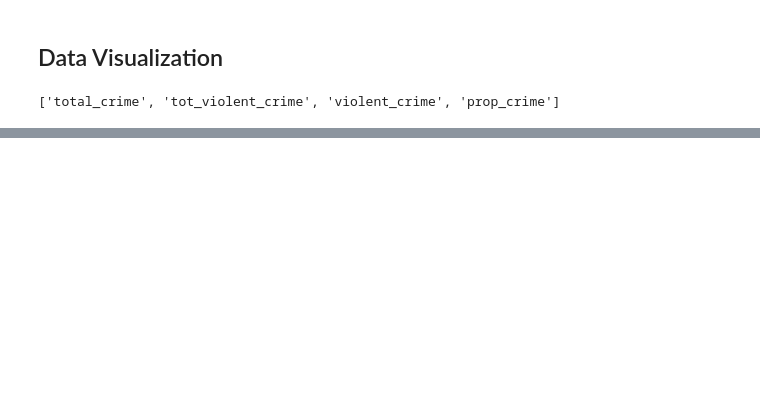
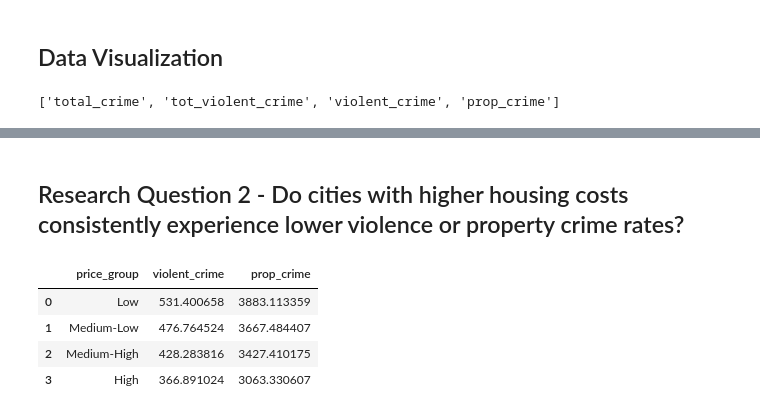
Before and after one commit to QuinnCroc/IS-477, a Jupyter notebook: combine_datasets.ipynb, the cells around one changed output, grey strips where cells are left out. Cells and saved outputs as stored; diff of their text form; code cells hidden in the pictures; blank space fills up the shorter version.

```diff
--- a/combine_datasets.ipynb
+++ b/combine_datasets.ipynb
@@ -122,0 +181,21 @@ Name: MEDIAN_SALE_PRICE, dtype: float64
+# %% [markdown]
+## Research Question 2 - Do cities with higher housing costs consistently experience lower violence or property crime rates?
+# %%
+import pandas as pd
+
+# Bucket cities into 4 price groups
+merged["price_group"] = pd.qcut(
+    merged["MEDIAN_SALE_PRICE"],
+    q=4,
+    labels=["Low", "Medium-Low", "Medium-High", "High"]
+)
+
+# Average crime rates inside each price group
+crime_by_price = merged.groupby("price_group")[["violent_crime", "prop_crime"]].mean().reset_index()
+crime_by_price
+# %% [output]
+|  | price_group | violent_crime | prop_crime |
+| 0 | Low | 531.400658 | 3883.113359 |
+| 1 | Medium-Low | 476.764524 | 3667.484407 |
+| 2 | Medium-High | 428.283816 | 3427.410175 |
+| 3 | High | 366.891024 | 3063.330607 |
```
Also changed, not shown: parts of 26 cells of this notebook.
